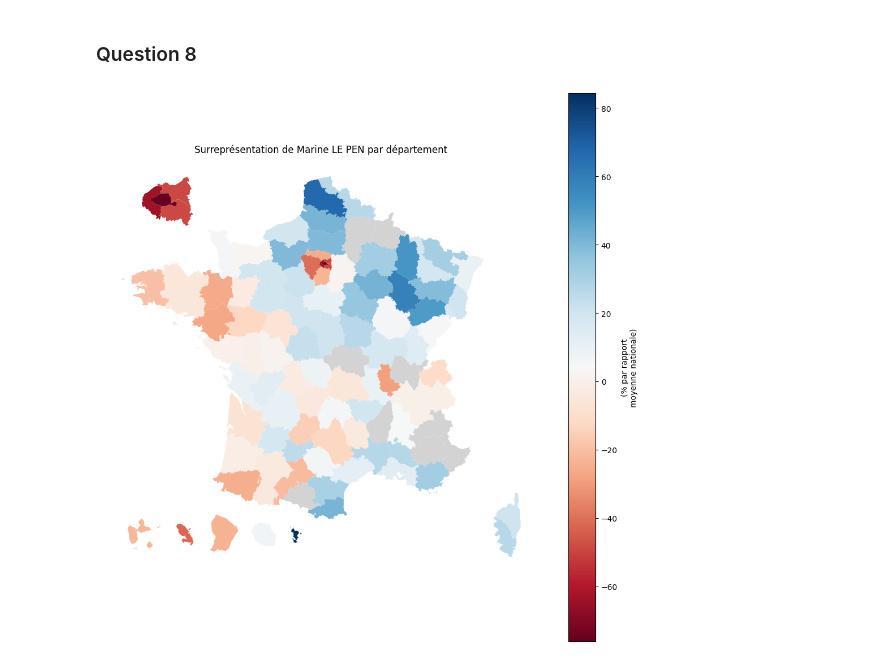
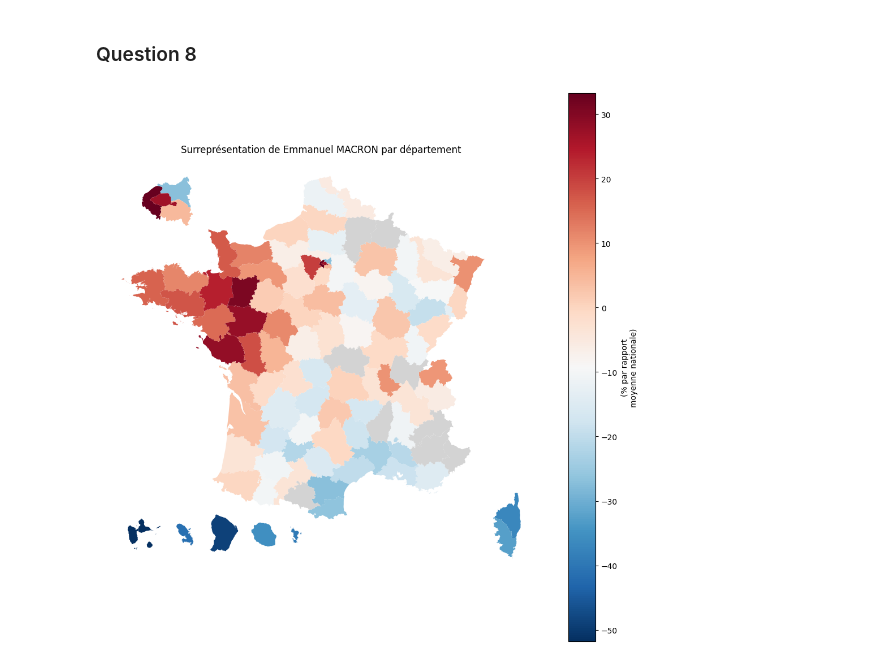
Before and after one commit to Ameane/DM_Python_pour_la_datascience_GROUPE_1B, a Jupyter notebook: main.ipynb, the cells around one changed output. Drawn from its saved outputs; the diff is of its cells as text; code cells hidden in the pictures.

```diff
--- a/main.ipynb
+++ b/main.ipynb
@@ -279,33 +279,33 @@ def plot_carte_surrepresentation(candidat, score_departements, departement_borde
     # Jointure avec le fond de carte
     carte = departement_borders.merge(
         df_candidat[['code_departement', 'surrepresentation']],
         left_on='INSEE_DEP',  # ← était 'DEP'
         right_on='code_departement',
         how='left'
     )
 
     # Surreprésentation en %
     carte['surrepresentation'] = carte['surrepresentation'] * 100
 
     # Tracé
     fig, ax = plt.subplots(figsize=(10, 10))
 
     carte.plot(
         column='surrepresentation',
-        cmap='RdBu',        # Rouge = surreprésenté, Bleu = sous-représenté
+        cmap='RdBu_r',        # Rouge = surreprésenté, Bleu = sous-représenté
         legend=True,
         legend_kwds={'label': '(% par rapport\nmoyenne nationale)'},
         ax=ax,
         missing_kwds={'color': 'lightgrey'}
     )
 
     ax.set_title(f'Surreprésentation de {candidat} par département')
     ax.axis('off')
 
     plt.tight_layout()
     plt.show()
 
 # Test sur Marine Le Pen
-plot_carte_surrepresentation('Marine LE PEN', score_departements, departement_borders)
+plot_carte_surrepresentation('Emmanuel MACRON', score_departements, departement_borders)
 # %% [output]
-[figure, old version]
+[figure, new version]
```
